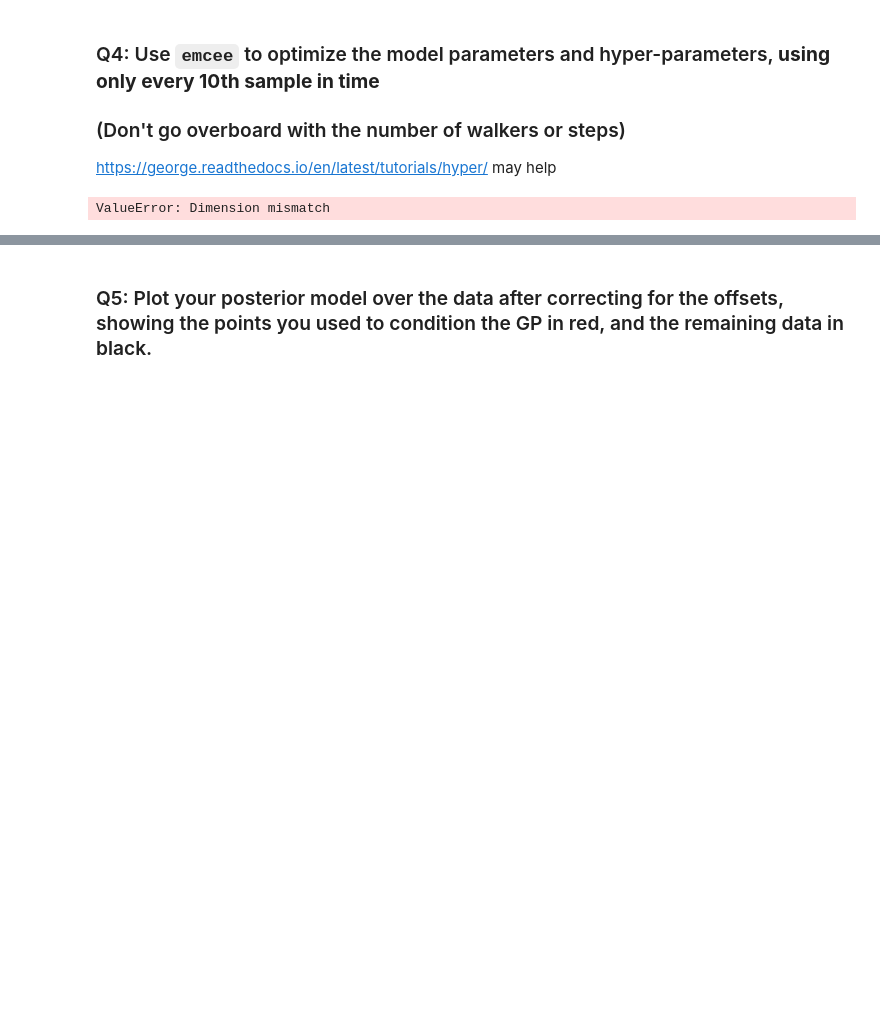
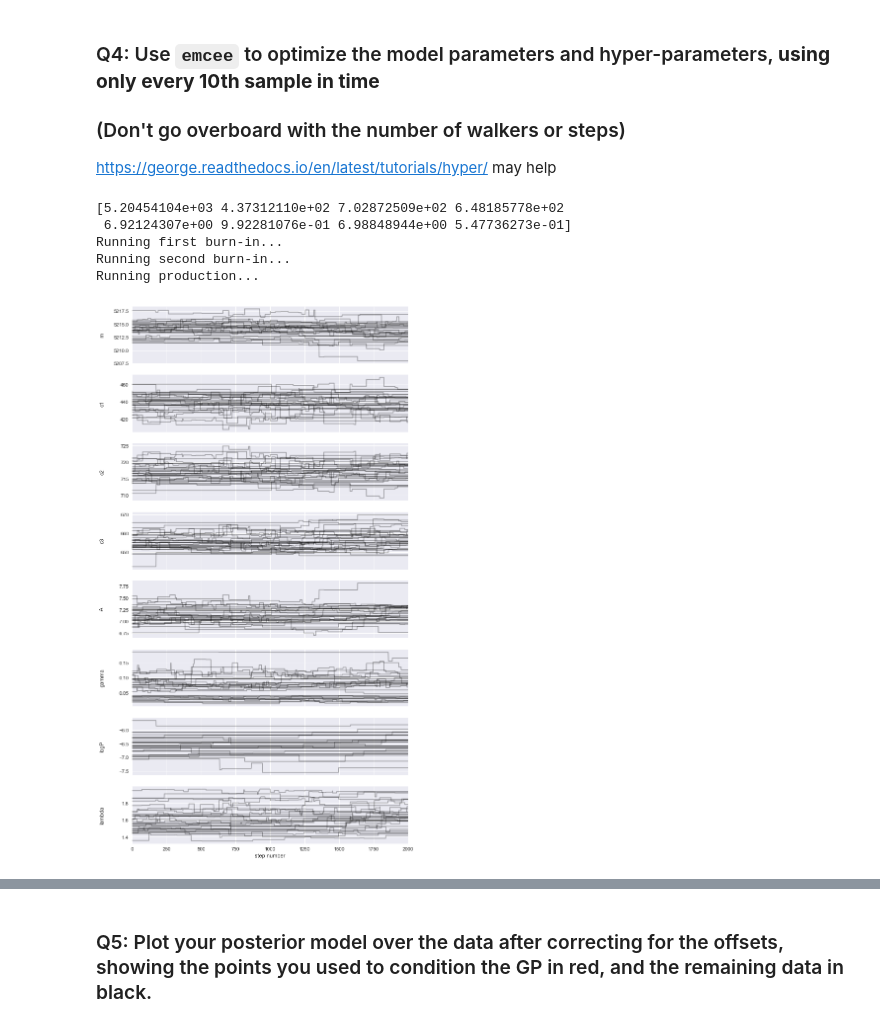
Before and after one commit to gnarayan/ast596_2020_Spring, a Jupyter notebook: homework/LinaFlorez/homework07.ipynb, the cells around one changed output, grey strips where cells are left out. Saved outputs shown, nothing was run; the diff lists cells and outputs as text; code cells hidden in the pictures; blank space fills up the shorter version.

```diff
--- a/homework/LinaFlorez/homework07.ipynb
+++ b/homework/LinaFlorez/homework07.ipynb
@@ -186,8 +199,41 @@ plt.xlim(560,650)
 ### Q4: Use `emcee` to optimize the model parameters and hyper-parameters, **using only every 10th sample in time**
 ### (Don't go overboard with the number of walkers or steps)
 https://george.readthedocs.io/en/latest/tutorials/hyper/ may help
-# %%
-ypred2, cov = gp.predict(t["flux"][::2], t_new, return_cov=True)
-std = np.sqrt(np.diag(cov))
-# %% [output]
-ValueError: Dimension mismatch
+# %%
+initial = gp.get_parameter_vector()
+print(initial)
+ndim, nwalkers = len(initial), 32
+sampler = emcee.EnsembleSampler(nwalkers, ndim, lnprob)
+
+print("Running first burn-in...")
+p0 = initial + 1e-4 * np.random.randn(nwalkers, ndim)
+p0, lp, _ = sampler.run_mcmc(p0, 2000)
+
+print("Running second burn-in...")
+p0 = p0[np.argmax(lp)] + 1e-4 * np.random.randn(nwalkers, ndim)
+sampler.reset()
+p0, _, _ = sampler.run_mcmc(p0, 2000)
+sampler.reset()
+
+print("Running production...")
+sampler.run_mcmc(p0, 2000);
+# %% [output]
+[5.20454104e+03 4.37312110e+02 7.02872509e+02 6.48185778e+02
+ 6.92124307e+00 9.92281076e-01 6.98848944e+00 5.47736273e-01]
+Running first burn-in...
+Running second burn-in...
+Running production...
+# %%
+fig, axes = plt.subplots(nrows=8,figsize=(10,20), sharex=True)
+samples = sampler.get_chain()
+labels = ['m','c1','c2','c3','A','gamma','logP','lambda']
+for i in range(ndim):
+    ax = axes[i]
+    ax.plot(samples[:, :, i], "k", alpha=0.3)
+    ax.set_xlim(0, len(samples))
+    ax.set_ylabel(labels[i])
+    ax.yaxis.set_label_coords(-0.1, 0.5)
+
+axes[-1].set_xlabel("step number");
+# %% [output]
+[figure, added]
```
Also changed, not shown: parts of 11 cells of this notebook.
